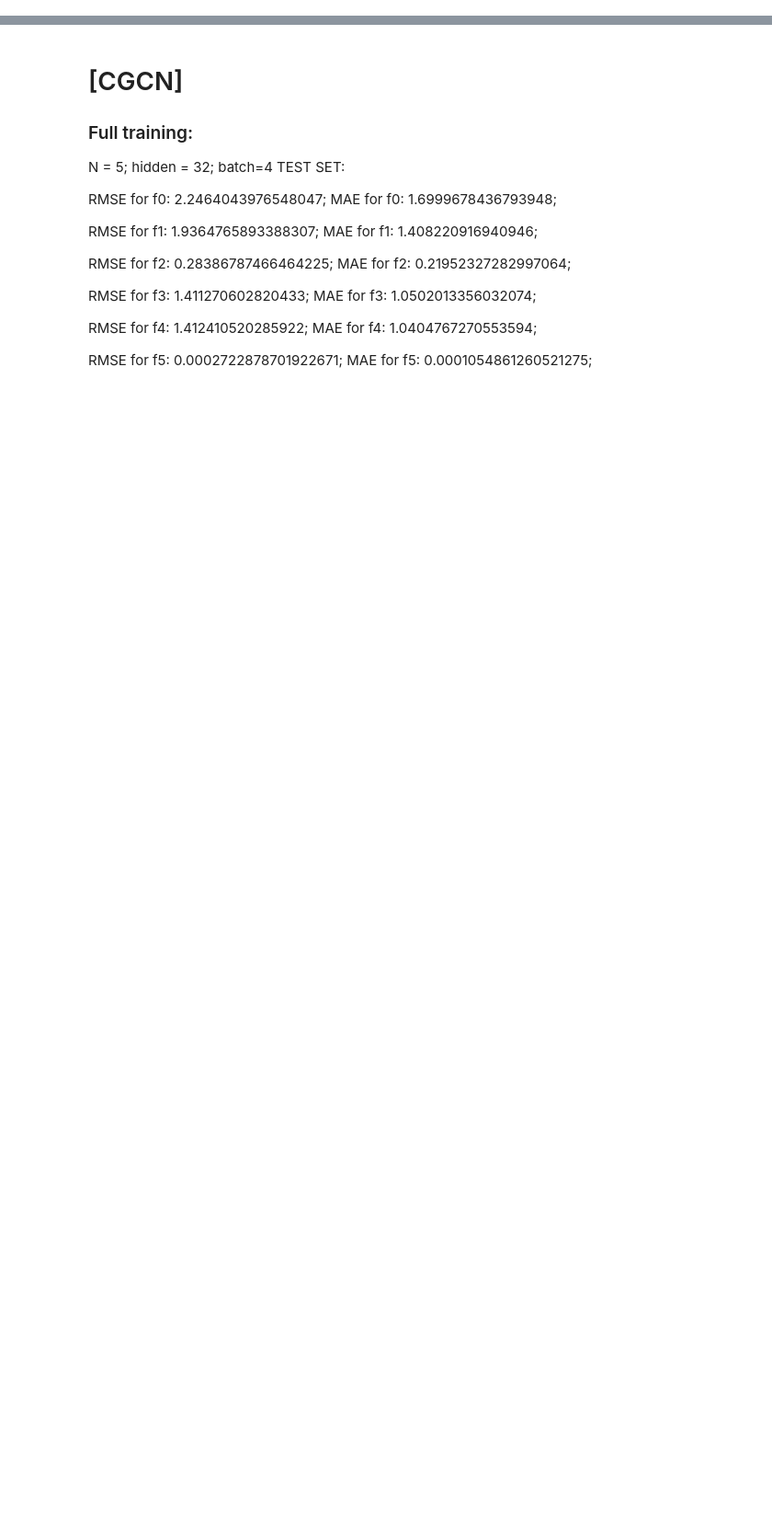
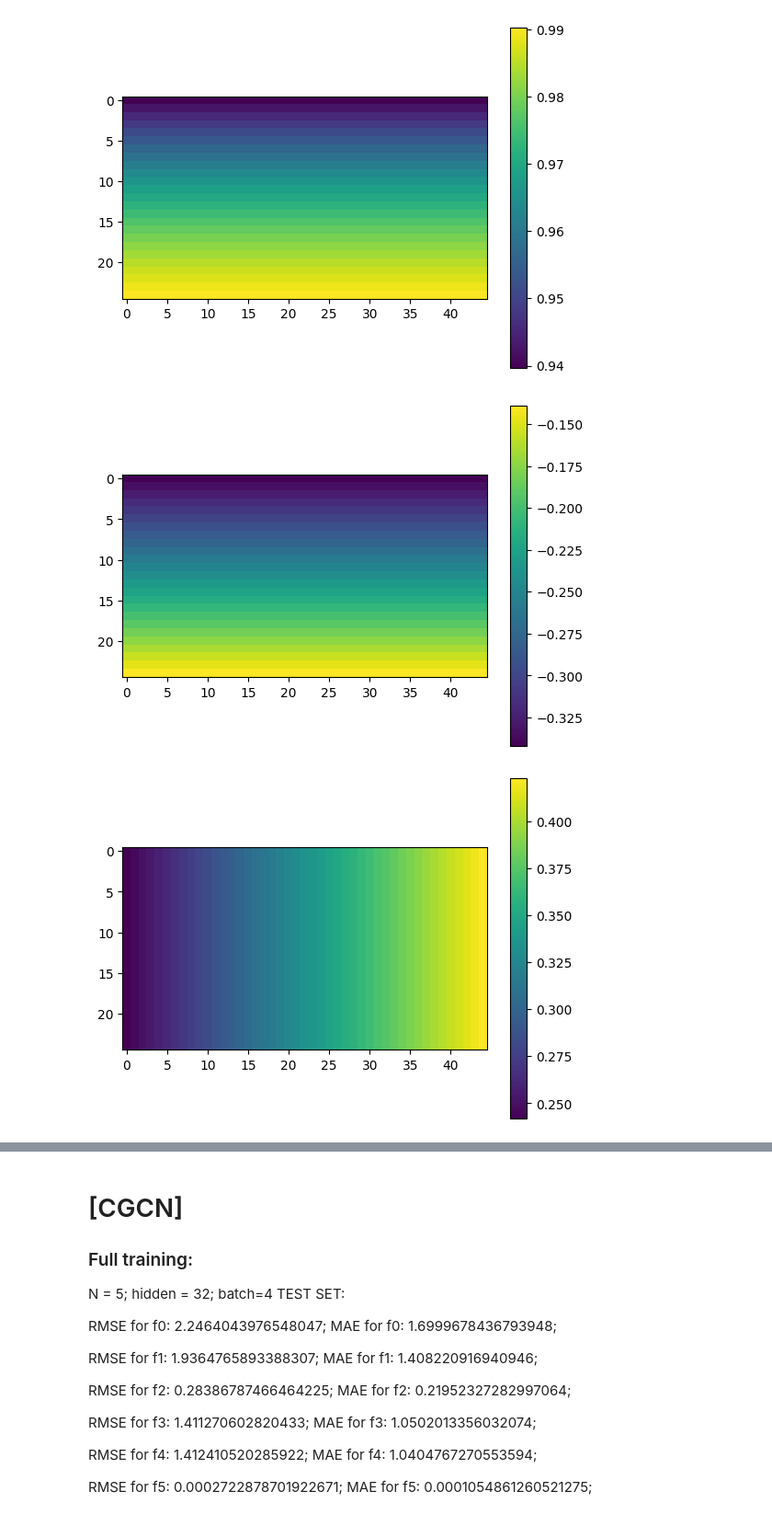
Before and after one commit to iwamaciek/stwp, a Jupyter notebook: demos/gnn-demo.ipynb, the cells around one changed output, grey strips where cells are left out. Shown at 92% size. Saved outputs shown, nothing was run; the diff lists cells and outputs as text; code cells hidden in the pictures; blank space fills up the shorter version.

```diff
--- a/demos/gnn-demo.ipynb
+++ b/demos/gnn-demo.ipynb
@@ -9,5 +9,4 @@ from baselines.gnn.trainer import Trainer
 # why ???
 # %%
 trainer = Trainer(architecture='cgcn', hidden_dim=32, lr=1e-3)
-# trainer.load_model('cgcn_aw_h32_b32.pt')
-trainer.train(num_epochs=3000)
+trainer.train(num_epochs=1000)
@@ -13,0 +47,13 @@ trainer.train(num_epochs=3000)
+# %%
+import matplotlib.pyplot as plt
+
+sample = next(iter(trainer.train_loader)).x
+sample = sample.reshape(4, 25, 45, 10, 3)
+for i in range(4):
+    plt.imshow(sample[0,...,6+i,0].cpu())
+    plt.colorbar()
+    plt.show()
+# %% [output]
+[figure, added]
+[figure, added]
+[figure, added]
```
Also changed, not shown: parts of 4 cells of this notebook, 13 other files.
